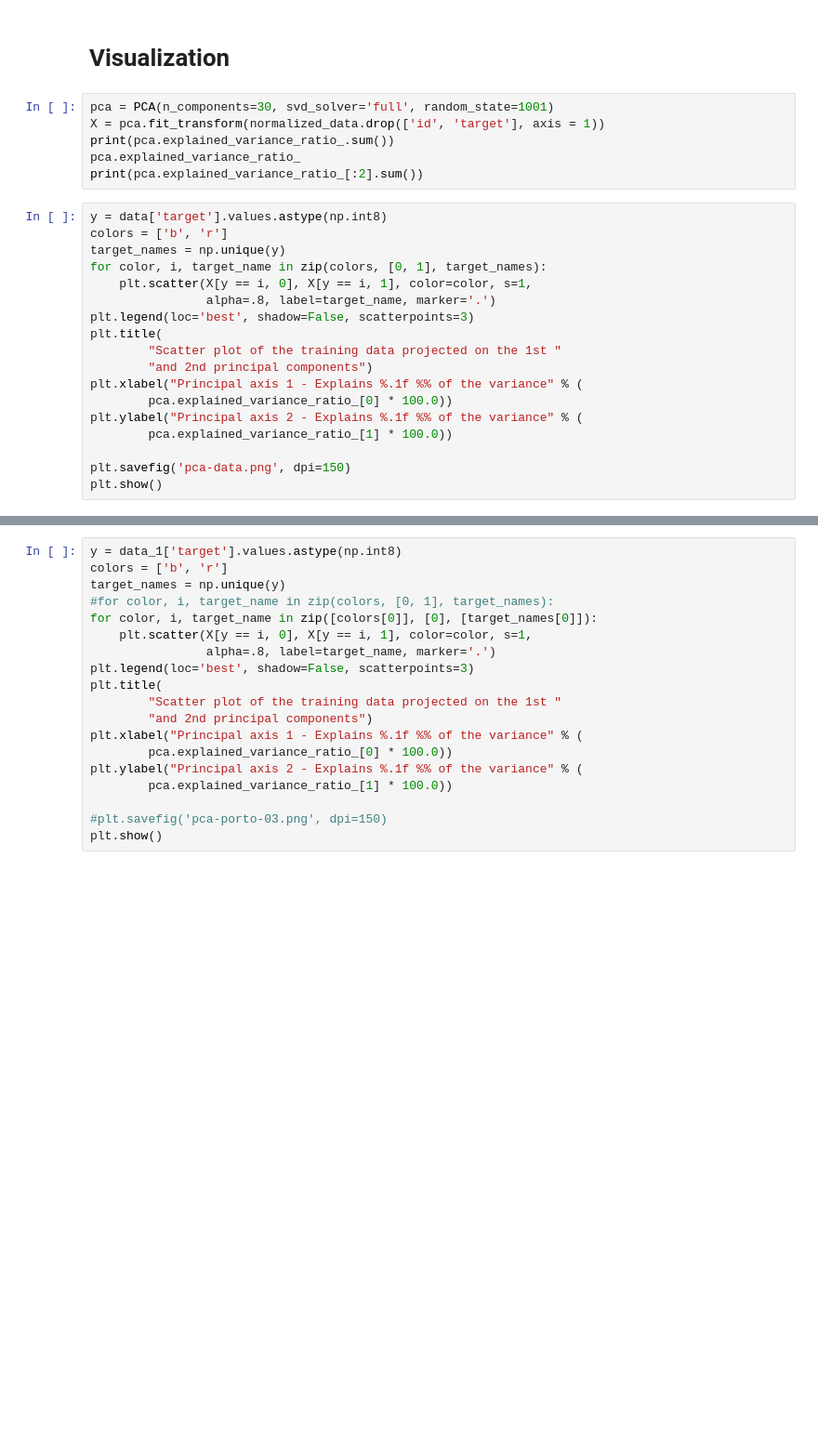
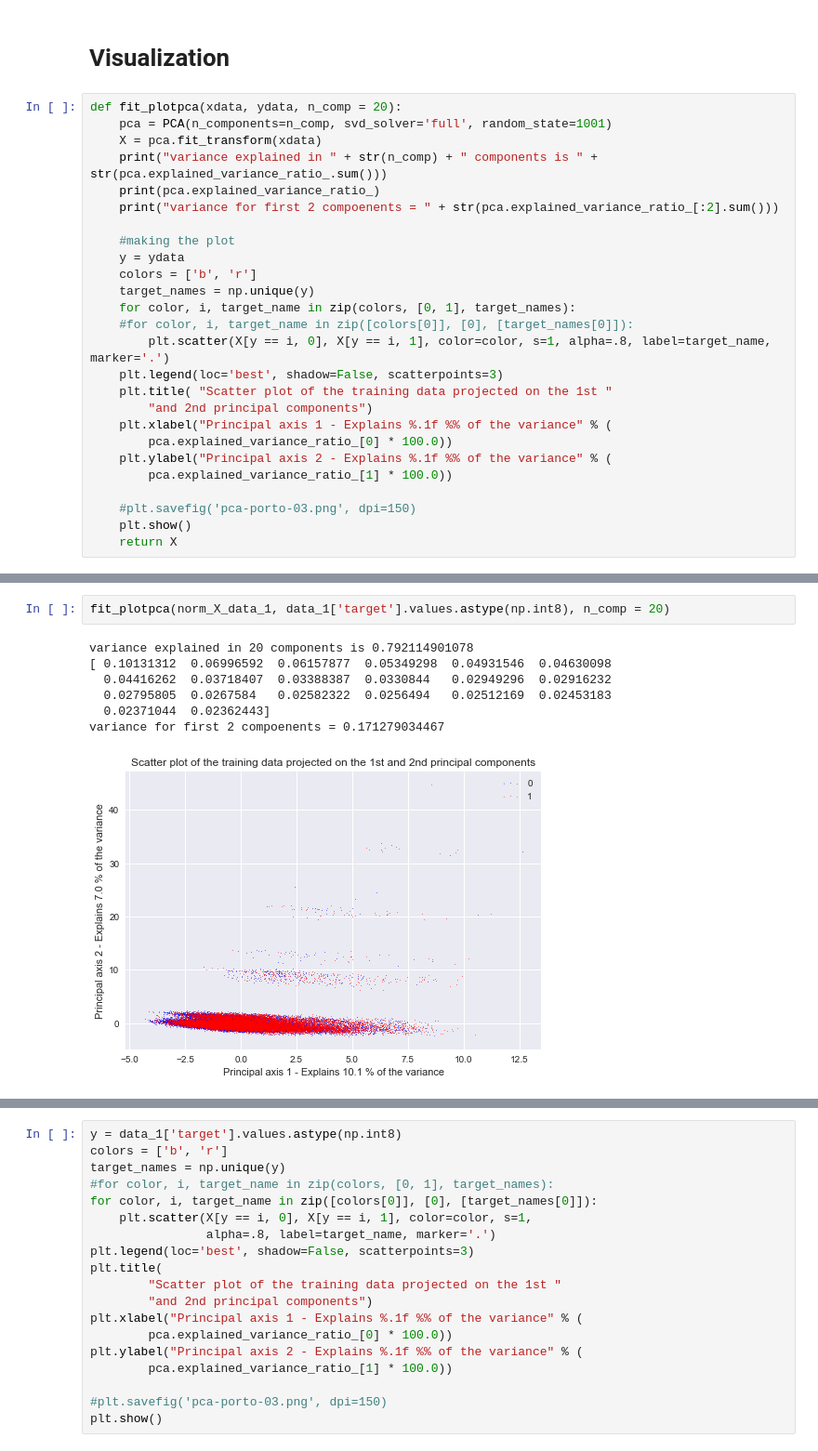
Before and after one commit to astha-chem/Kaggle-Porto-Seguro, a Jupyter notebook: Porto-Seguro.ipynb, the cells around one changed output, grey strips where cells are left out. Shown at 93% size. Drawn from its saved outputs; the diff is of its cells as text; blank space fills up the shorter version.

```diff
--- a/Porto-Seguro.ipynb
+++ b/Porto-Seguro.ipynb
@@ -162,26 +190,28 @@ norm_X_data_1.describe()
 # %% [markdown]
 # Visualization
-# %%
-pca = PCA(n_components=30, svd_solver='full', random_state=1001)
-X = pca.fit_transform(normalized_data.drop(['id', 'target'], axis = 1))
-print(pca.explained_variance_ratio_.sum())
-pca.explained_variance_ratio_
-print(pca.explained_variance_ratio_[:2].sum())
 # %%
-y = data['target'].values.astype(np.int8)
-colors = ['b', 'r']
-target_names = np.unique(y)
-for color, i, target_name in zip(colors, [0, 1], target_names):
-    plt.scatter(X[y == i, 0], X[y == i, 1], color=color, s=1,
-                alpha=.8, label=target_name, marker='.')
-plt.legend(loc='best', shadow=False, scatterpoints=3)
-plt.title(
-        "Scatter plot of the training data projected on the 1st "
+def fit_plotpca(xdata, ydata, n_comp = 20):
+    pca = PCA(n_components=n_comp, svd_solver='full', random_state=1001)
+    X = pca.fit_transform(xdata)
+    print("variance explained in " + str(n_comp) + " components is " + str(pca.explained_variance_ratio_.sum()))
+    print(pca.explained_variance_ratio_)
+    print("variance for first 2 compoenents = " + str(pca.explained_variance_ratio_[:2].sum()))
+
+    #making the plot
+    y = ydata
+    colors = ['b', 'r']
+    target_names = np.unique(y)
+    for color, i, target_name in zip(colors, [0, 1], target_names):
+    #for color, i, target_name in zip([colors[0]], [0], [target_names[0]]):
+        plt.scatter(X[y == i, 0], X[y == i, 1], color=color, s=1, alpha=.8, label=target_name, marker='.')
+    plt.legend(loc='best', shadow=False, scatterpoints=3)
+    plt.title( "Scatter plot of the training data projected on the 1st "
         "and 2nd principal components")
-plt.xlabel("Principal axis 1 - Explains %.1f %% of the variance" % (
+    plt.xlabel("Principal axis 1 - Explains %.1f %% of the variance" % (
         pca.explained_variance_ratio_[0] * 100.0))
-plt.ylabel("Principal axis 2 - Explains %.1f %% of the variance" % (
+    plt.ylabel("Principal axis 2 - Explains %.1f %% of the variance" % (
         pca.explained_variance_ratio_[1] * 100.0))
 
-plt.savefig('pca-data.png', dpi=150)
-plt.show()
+    #plt.savefig('pca-porto-03.png', dpi=150)
+    plt.show()
+    return X
@@ -219,0 +242,10 @@ plt.show()
+# %%
+fit_plotpca(norm_X_data_1, data_1['target'].values.astype(np.int8), n_comp = 20)
+# %% [output]
+variance explained in 20 components is 0.792114901078
+[ 0.10131312  0.06996592  0.06157877  0.05349298  0.04931546  0.04630098
+  0.04416262  0.03718407  0.03388387  0.0330844   0.02949296  0.02916232
+  0.02795805  0.0267584   0.02582322  0.0256494   0.02512169  0.02453183
+  0.02371044  0.02362443]
+variance for first 2 compoenents = 0.171279034467
+[figure, added]
```
Also changed, not shown: parts of 42 cells of this notebook.
